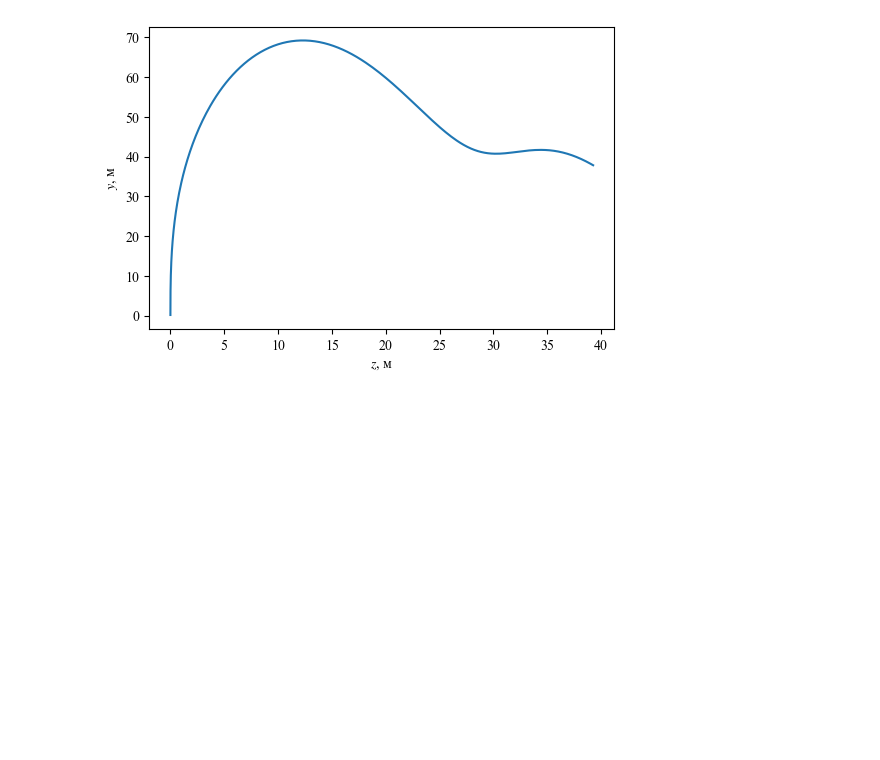
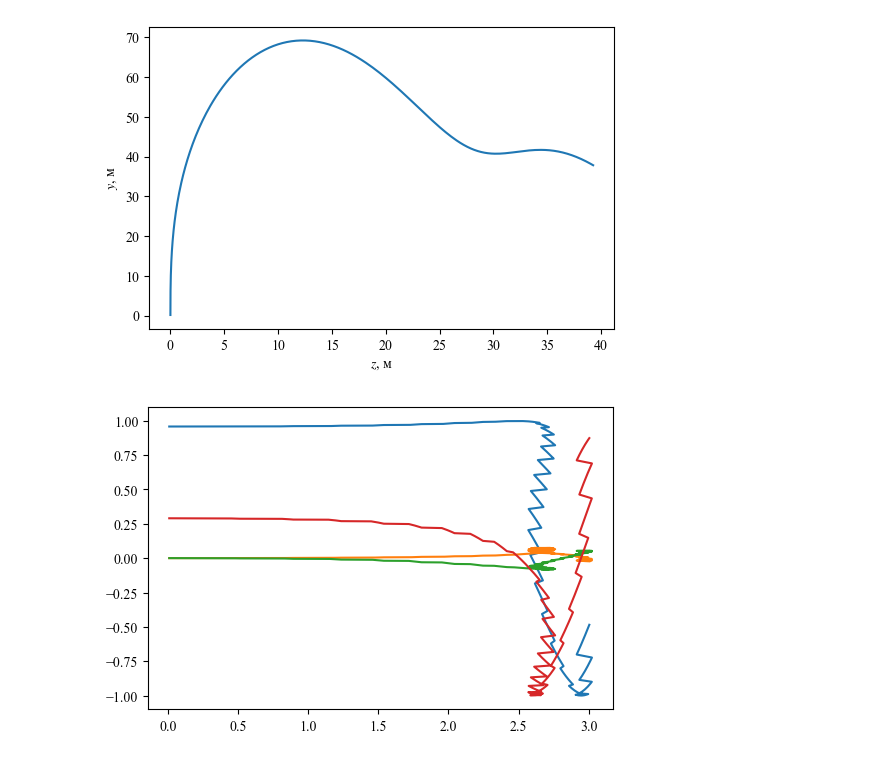
Before and after one commit to kirtis26/Missile3D, a Jupyter notebook: Missile3D.ipynb, the cells around one changed output. Saved outputs shown, nothing was run; the diff lists cells and outputs as text; code cells hidden in the pictures; blank space fills up the shorter version.

```diff
--- a/Missile3D.ipynb
+++ b/Missile3D.ipynb
@@ -1001,3 +1013,12 @@ plt.ylabel('$y$, м')
 plt.show()
 # %% [output]
 [figure]
+# %%
+plt.figure(dpi=100)
+plt.plot(mis.history['t'], mis.history['qw'])
+plt.plot(mis.history['t'], mis.history['qx'])
+plt.plot(mis.history['t'], mis.history['qy'])
+plt.plot(mis.history['t'], mis.history['qz'])
+plt.show()
+# %% [output]
+[figure, added]
```
Also changed, not shown: parts of 9 cells of this notebook.
